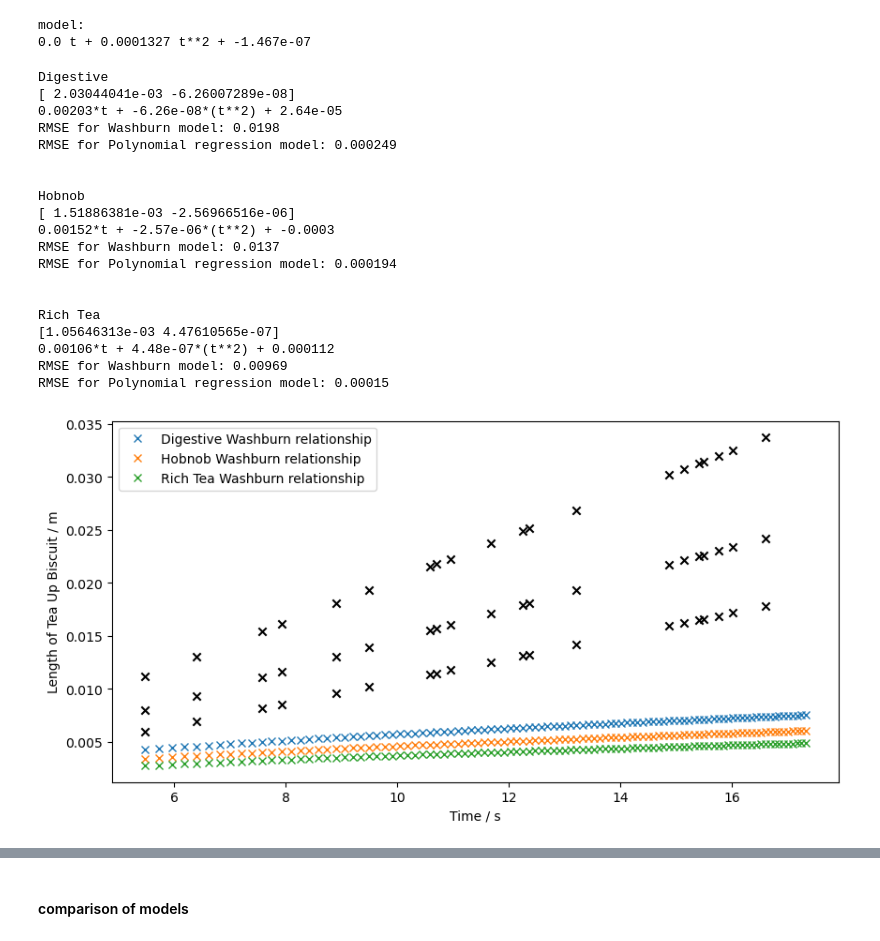
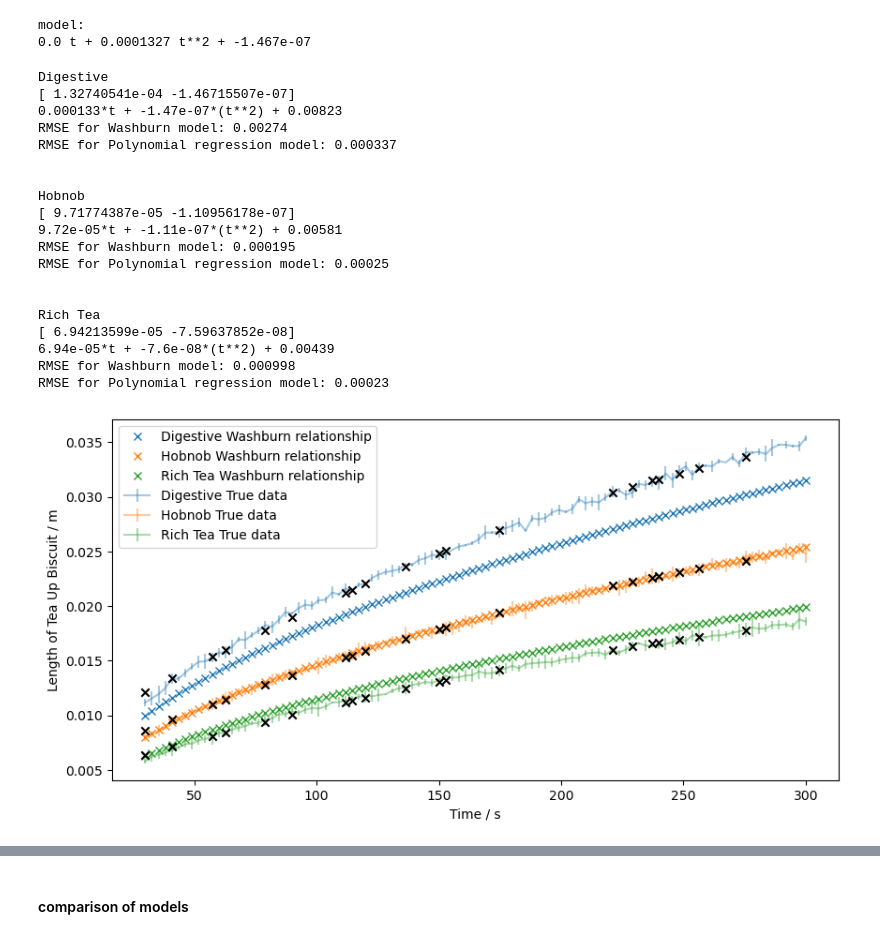
Before and after one commit to M4ffff/ML_biscuit_analysis, a Jupyter notebook: initial.ipynb, the cells around one changed output, grey strips where cells are left out. Cells and saved outputs as stored; diff of their text form; code cells hidden in the pictures.

```diff
--- a/initial.ipynb
+++ b/initial.ipynb
@@ -79,7 +78,7 @@ In this section, a random forest classifier is trained and tested on the dunking
 from sklearn.preprocessing import StandardScaler
 from sklearn.model_selection import train_test_split
 
-train, test = train_test_split(big_data, test_size=0.2)
+train, test = train_test_split(big_data, test_size=0.4)
 
 scaler = StandardScaler()
 scaled_training_features = scaler.fit_transform(train.drop(['biscuit', 'encoded biscuit'], axis=1))
@@ -111,0 +104,37 @@ len(predicted_test_vals)
+# %%
+# use GridSearchCV
+rfc_param_grid = [
+    {'n_estimators': [50, 1000]},
+  {'max_features': [ None]}
+ ]
+
+svc_param_grid = [
+  {'C': [5000, 1000, 100, 10, 5],
+  'gamma': [0.001, 0.01, 0.1, 8, 'scale', 'auto'],
+  'kernel': ['rbf']}
+ ]
+# %%
+from sklearn.svm import SVC
+from sklearn.ensemble import RandomForestClassifier
+from sklearn.model_selection import GridSearchCV, RandomizedSearchCV
+from sklearn.metrics import precision_score, recall_score, f1_score
+
+methods = {'Random Forest': [RandomForestClassifier, rfc_param_grid], 'SVM': [SVC, svc_param_grid] }
+# grids = [rfc_param_grid, svc_param_grid]
+
+current_f1 = 0
+for i, method in methods.items():
+    print(i)
+    gscv = GridSearchCV(method[0](), method[1], scoring="f1_weighted")
+    gscv.fit(scaled_training_features, training_results)
+    print(f"{i} BEST ESTIMATOR: {gscv.best_estimator_}")
+
+    if gscv.best_score_ > current_f1:
+        print("Updating best model")
+        print(f'Estimator Top F1-Score: {gscv.best_score_:.3f}')
+        best_estimator = gscv.best_estimator_
+        predicted_test_vals = best_estimator.predict(scaled_test_features)
+
+        f1score = f1_score(true_test_vals, predicted_test_vals, average='weighted')
+
+        print(f'True F1-Score: {f1score:.3f}')
@@ -310,7 +323,7 @@ array([[ 1.14599561,  1.1356957 , -1.85755021, -0.89683791,  0.77167231],
        [ 0.82621258, -0.09441766,  1.04595373,  0.95980465, -0.10701664],
        [ 1.37150823,  0.79061851,  0.6782453 , -0.96069037, -1.44258582]])
 # %%
-micro_predictions = RFC.predict(scaled_test_micro)
+micro_predictions = best_estimator.predict(scaled_test_micro)
 len(micro_predictions)
 # %% [output]
 500
@@ -684,7 +699,7 @@ for i, tr_val in enumerate(tr_list):
     print(f"{biscuits[i]}")
 
     data = pd.read_csv(f"tr-{tr_val}.csv")
-    data['t'] = np.sqrt(data['t'])
+    # data['t'] = np.sqrt(data['t'])
     x = data["t"].values.reshape(-1,1)
     y = data["L"]
     dy = data["dL"]
@@ -713,47 +728,47 @@ for i, tr_val in enumerate(tr_list):
     coef1.append(model.coef_[1])
     intercepts.append(model.intercept_)
 
     washburn_data_rfc = washburn(6.78e-2, pore_radii[i], data["t"], 1.45, 9.93e-4 )
-    # ax.errorbar(x,y,dy,label=f"{biscuits[i]} True data", alpha=0.4, color=f"C{i}")
+    ax.errorbar(x,y,dy,label=f"{biscuits[i]} True data", alpha=0.4, color=f"C{i}")
     ax.scatter(test['t'], model_fit(test['t']), marker='x', c='black', zorder=4)
     # ax.plot(data['t'], reg_model(pore_radii[i], data['t']), label='reg model')
 
     ax.plot(data["t"], washburn_data_rfc, marker='x', linestyle="", color=f"C{i}", zorder=3, label=f'{biscuits[i]} Washburn relationship')
 
     mse_wash = np.sqrt(mean_squared_error(y , washburn_data_rfc))
     mse_reg =  np.sqrt(mean_squared_error(y_test , model.predict(X_test_)))
 
     print(f"RMSE for Washburn model: {mse_wash:.3}")
     print(f"RMSE for Polynomial regression model: {mse_reg:.3}")
     # print(model.coef_)
     print(f"\n")
 
 
 ax.set_xlabel("Time / s")
 ax.set_ylabel("Length of Tea Up Biscuit / m")
 ax.legend()
 plt.show()
 # %% [output]
 Digestive
-[ 2.03044041e-03 -6.26007289e-08]
-0.00203*t + -6.26e-08*(t**2) + 2.64e-05
-RMSE for Washburn model: 0.0198
-RMSE for Polynomial regression model: 0.000249
+[ 1.32740541e-04 -1.46715507e-07]
+0.000133*t + -1.47e-07*(t**2) + 0.00823
+RMSE for Washburn model: 0.00274
+RMSE for Polynomial regression model: 0.000337
 
 
 Hobnob
-[ 1.51886381e-03 -2.56966516e-06]
-0.00152*t + -2.57e-06*(t**2) + -0.0003
-RMSE for Washburn model: 0.0137
-RMSE for Polynomial regression model: 0.000194
+[ 9.71774387e-05 -1.10956178e-07]
+9.72e-05*t + -1.11e-07*(t**2) + 0.00581
+RMSE for Washburn model: 0.000195
+RMSE for Polynomial regression model: 0.00025
 
 
 Rich Tea
-[1.05646313e-03 4.47610565e-07]
-0.00106*t + 4.48e-07*(t**2) + 0.000112
-RMSE for Washburn model: 0.00969
-RMSE for Polynomial regression model: 0.00015
+[ 6.94213599e-05 -7.59637852e-08]
+6.94e-05*t + -7.6e-08*(t**2) + 0.00439
+RMSE for Washburn model: 0.000998
+RMSE for Polynomial regression model: 0.00023
-[figure, old version]
+[figure, new version]
 # %%
 pore_radii
 # %% [output]
```
Also changed, not shown: parts of 46 cells of this notebook.
